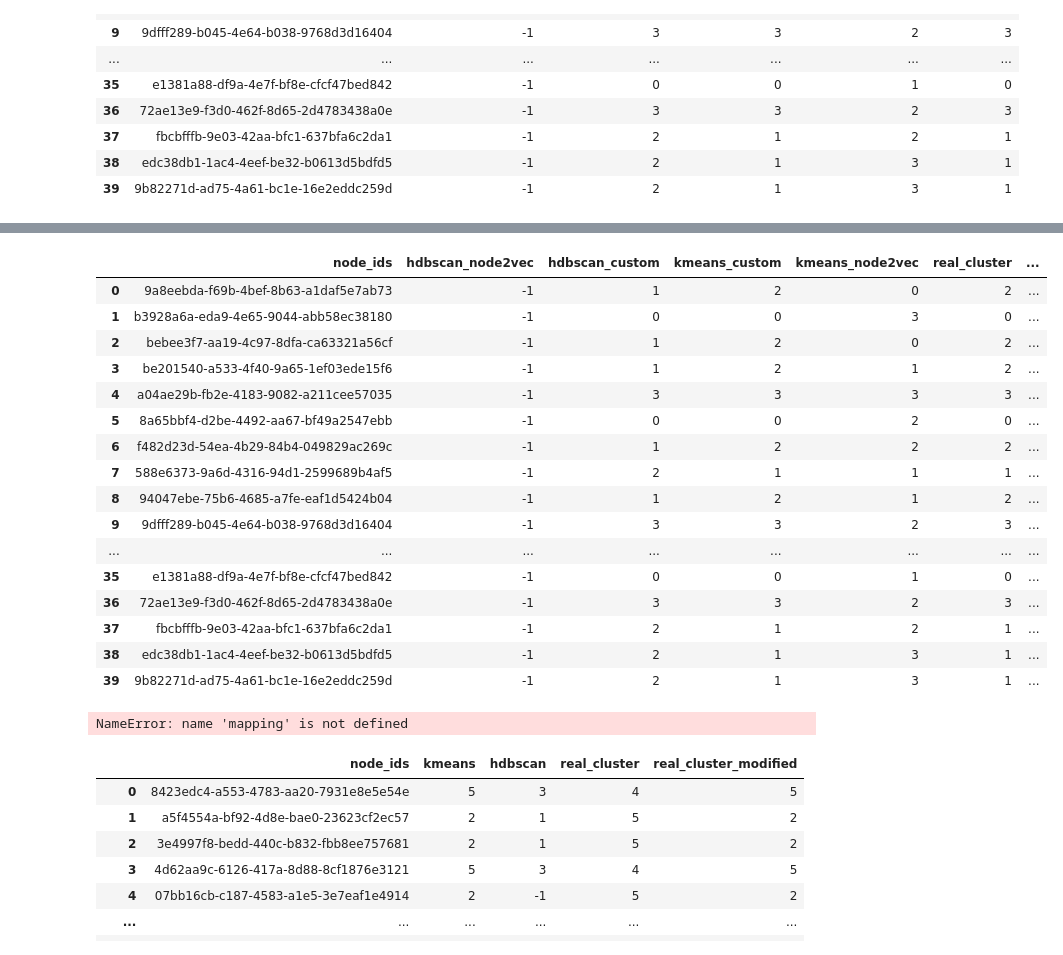
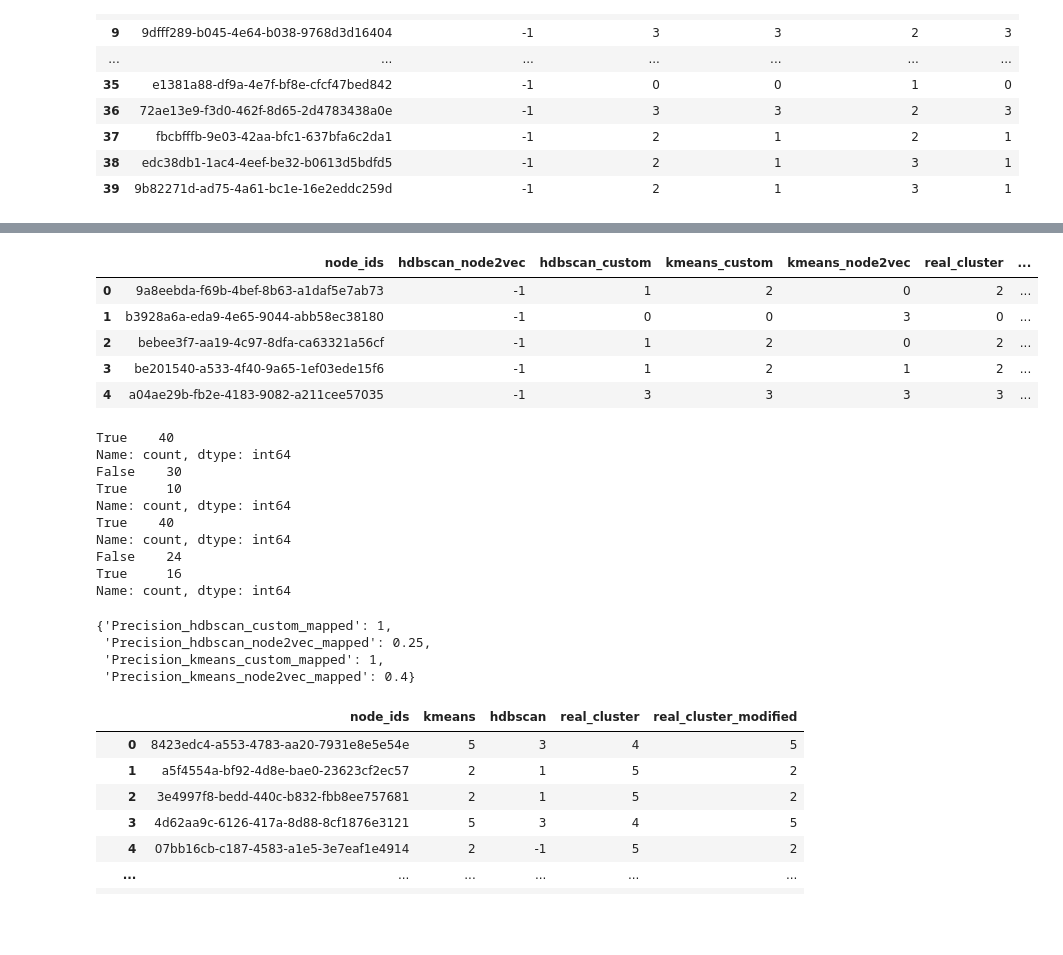
Before and after one commit to argelignacio/TRABAJO-PROFESIONAL-7599-, a Jupyter notebook: clustering/hdbscan/notebook_custom.ipynb, the cells around one changed output, grey strips where cells are left out. Saved outputs shown, nothing was run; the diff lists cells and outputs as text; code cells hidden in the pictures; blank space fills up the shorter version.

Commit message:
Arreglando un errorsito

```diff
--- a/clustering/hdbscan/notebook_custom.ipynb
+++ b/clustering/hdbscan/notebook_custom.ipynb
@@ -170,29 +177,43 @@ mapping
 # %%
 for col in columns:
-    nodes_labels[f"{col}_mapped"] = nodes_labels.apply(lambda x: mapping[col].get(int(x.real_cluster)), axis=1)
-nodes_labels
+    nodes_labels[f"{col}_mapped"] = nodes_labels.apply(lambda x: mapping[col].get(int(x[col])), axis=1)
+nodes_labels.head()
 # %% [output]
 |  | node_ids | hdbscan_node2vec | hdbscan_custom | kmeans_custom | kmeans_node2vec | real_cluster | ... |
 | 0 | 9a8eebda-f69b-4bef-8b63-a1daf5e7ab73 | -1 | 1 | 2 | 0 | 2 | ... |
 | 1 | b3928a6a-eda9-4e65-9044-abb58ec38180 | -1 | 0 | 0 | 3 | 0 | ... |
 | 2 | bebee3f7-aa19-4c97-8dfa-ca63321a56cf | -1 | 1 | 2 | 0 | 2 | ... |
 | 3 | be201540-a533-4f40-9a65-1ef03ede15f6 | -1 | 1 | 2 | 1 | 2 | ... |
 | 4 | a04ae29b-fb2e-4183-9082-a211cee57035 | -1 | 3 | 3 | 3 | 3 | ... |
-| 5 | 8a65bbf4-d2be-4492-aa67-bf49a2547ebb | -1 | 0 | 0 | 2 | 0 | ... |
-| 6 | f482d23d-54ea-4b29-84b4-049829ac269c | -1 | 1 | 2 | 2 | 2 | ... |
-| 7 | 588e6373-9a6d-4316-94d1-2599689b4af5 | -1 | 2 | 1 | 1 | 1 | ... |
-| 8 | 94047ebe-75b6-4685-a7fe-eaf1d5424b04 | -1 | 1 | 2 | 1 | 2 | ... |
-| 9 | 9dfff289-b045-4e64-b038-9768d3d16404 | -1 | 3 | 3 | 2 | 3 | ... |
-| ... | ... | ... | ... | ... | ... | ... | ... |
-| 35 | e1381a88-df9a-4e7f-bf8e-cfcf47bed842 | -1 | 0 | 0 | 1 | 0 | ... |
-| 36 | 72ae13e9-f3d0-462f-8d65-2d4783438a0e | -1 | 3 | 3 | 2 | 3 | ... |
-| 37 | fbcbfffb-9e03-42aa-bfc1-637bfa6c2da1 | -1 | 2 | 1 | 2 | 1 | ... |
-| 38 | edc38db1-1ac4-4eef-be32-b0613d5bdfd5 | -1 | 2 | 1 | 3 | 1 | ... |
-| 39 | 9b82271d-ad75-4a61-bc1e-16e2eddc259d | -1 | 2 | 1 | 3 | 1 | ... |
-# %%
-nodes_labels["real_cluster_modified"] = nodes_labels.apply(lambda x: mapping.get(x.real_cluster), axis=1)
-# %% [output]
-NameError: name 'mapping' is not defined
+# %%
+result = {}
+for col in ['hdbscan_custom_mapped', 'hdbscan_node2vec_mapped', 'kmeans_custom_mapped', 'kmeans_node2vec_mapped']:
+        result_act = list(nodes_labels.apply(lambda x: x[col] == x.real_cluster, axis=1).value_counts())
+
+        print(nodes_labels.apply(lambda x: x[col] == x.real_cluster, axis=1).value_counts())
+        if len(result_act)==1:
+                result[f"Precision_{col}"] = result.get(f"Precision_{col}", 1)
+        else:
+
+                result[f"Precision_{col}"] = result.get(f"Precision_{col}", (int(result_act[1]) / (int(result_act[0])+int(result_act[1]))))
+# %% [output]
+True    40
+Name: count, dtype: int64
+False    30
+True     10
+Name: count, dtype: int64
+True    40
+Name: count, dtype: int64
+False    24
+True     16
+Name: count, dtype: int64
+# %%
+result
+# %% [output]
+{'Precision_hdbscan_custom_mapped': 1,
+ 'Precision_hdbscan_node2vec_mapped': 0.25,
+ 'Precision_kmeans_custom_mapped': 1,
+ 'Precision_kmeans_node2vec_mapped': 0.4}
 # %%
 nodes_labels.apply(lambda x: x.kmeans == x.real_cluster_modified, axis=1).value_counts()
 # %% [output]
```
Also changed, not shown: parts of 2 cells of this notebook.
